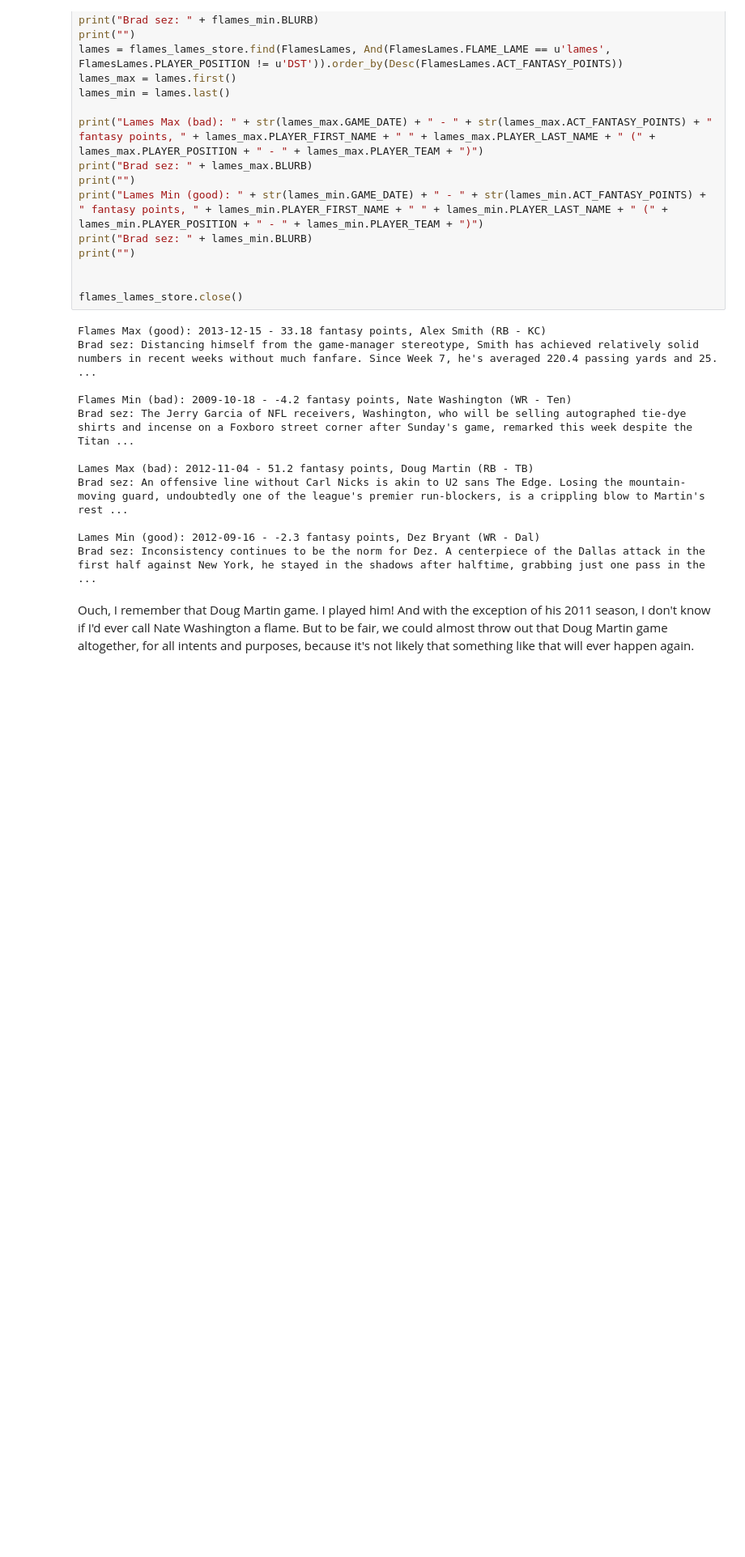
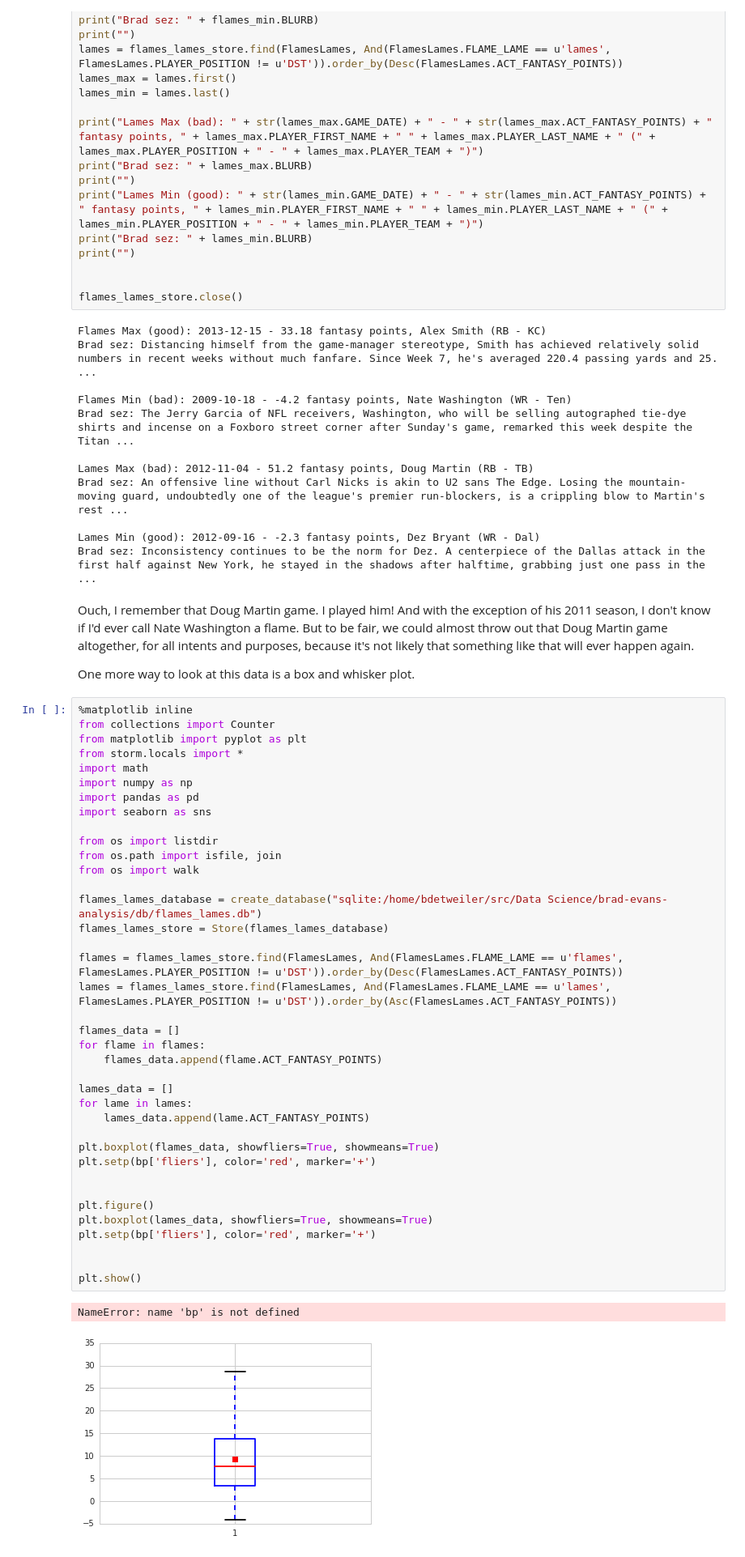
Before and after one commit to bdetweiler/brad-evans-analysis, a Jupyter notebook: Brad Evans Analysis.ipynb, the cells around one changed output. Shown at 81% size. Cells and saved outputs as stored; diff of their text form; blank space fills up the shorter version.

Commit message:
Adding box plots.

```diff
--- a/Brad Evans Analysis.ipynb
+++ b/Brad Evans Analysis.ipynb
@@ -1850,3 +1850,46 @@ Lames Min (good): 2012-09-16 - -2.3 fantasy points, Dez Bryant (WR - Dal)
 Brad sez: Inconsistency continues to be the norm for Dez. A centerpiece of the Dallas attack in the first half against New York, he stayed in the shadows after halftime, grabbing just one pass in the  ...
 # %% [markdown]
 Ouch, I remember that Doug Martin game. I played him! And with the exception of his 2011 season, I don't know if I'd ever call Nate Washington a flame. But to be fair, we could almost throw out that Doug Martin game altogether, for all intents and purposes, because it's not likely that something like that will ever happen again.
+
+One more way to look at this data is a box and whisker plot.
+# %%
+%matplotlib inline
+from collections import Counter
+from matplotlib import pyplot as plt
+from storm.locals import *
+import math
+import numpy as np
+import pandas as pd
+import seaborn as sns
+
+from os import listdir
+from os.path import isfile, join
+from os import walk
+
+flames_lames_database = create_database("sqlite:/home/bdetweiler/src/Data Science/brad-evans-analysis/db/flames_lames.db")
+flames_lames_store = Store(flames_lames_database)
+
+flames = flames_lames_store.find(FlamesLames, And(FlamesLames.FLAME_LAME == u'flames', FlamesLames.PLAYER_POSITION != u'DST')).order_by(Desc(FlamesLames.ACT_FANTASY_POINTS))
+lames = flames_lames_store.find(FlamesLames, And(FlamesLames.FLAME_LAME == u'lames', FlamesLames.PLAYER_POSITION != u'DST')).order_by(Asc(FlamesLames.ACT_FANTASY_POINTS))
+
+flames_data = []
+for flame in flames:
+    flames_data.append(flame.ACT_FANTASY_POINTS)
+
+lames_data = []
+for lame in lames:
+    lames_data.append(lame.ACT_FANTASY_POINTS)
+
+plt.boxplot(flames_data, showfliers=True, showmeans=True)
+plt.setp(bp['fliers'], color='red', marker='+')
+
+
+plt.figure()
+plt.boxplot(lames_data, showfliers=True, showmeans=True)
+plt.setp(bp['fliers'], color='red', marker='+')
+
+
+plt.show()
+# %% [output]
+NameError: name 'bp' is not defined
+[figure, added]
```
